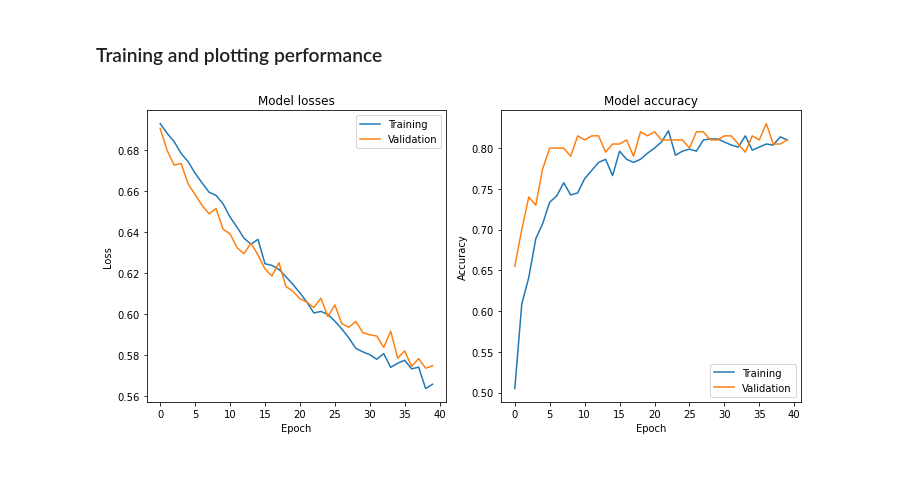
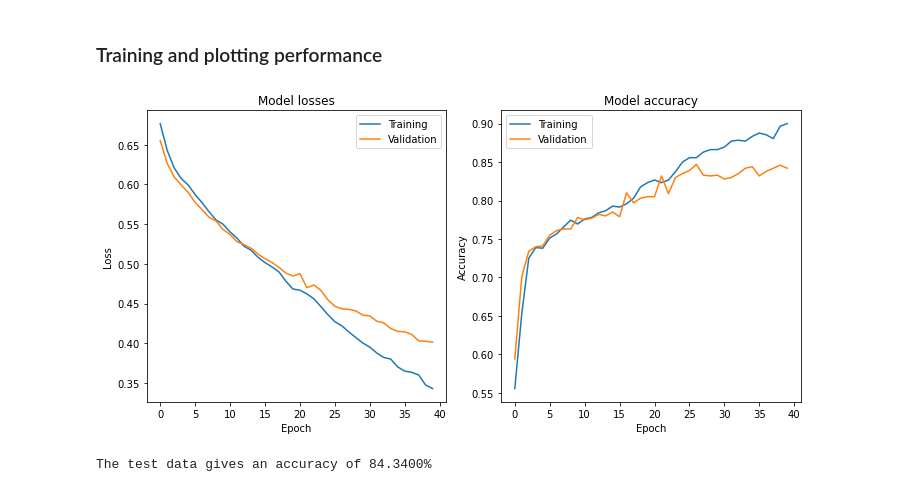
Before and after one commit to aalshabaan/EE-559Proj, a Jupyter notebook: Abed.ipynb, the cells around one changed output. Saved outputs shown, nothing was run; the diff lists cells and outputs as text; code cells hidden in the pictures.

Commit message:
Added code to use the test set
Added a 2nd Siamese model

Improved the Resnet model

```diff
--- a/Abed.ipynb
+++ b/Abed.ipynb
@@ -40,7 +42,7 @@ class SiameseNet1(nn.Module):
         )
         self.comparator = nn.Sequential(
             nn.Linear(in_features=20, out_features=2),
-            nn.Sigmoid()
+            nn.ReLU()
         )
 
 
@@ -55,33 +93,36 @@ class SiameseNet1(nn.Module):
 # %% [markdown]
 ### Training and plotting performance
 # %%
-train_data, test_data = utils.read_input(100, single_channel=False)
+train_data, test_data = utils.read_input(500, single_channel=False, pairs=5000)
 
-epochs, lr, loss, optimizer, batch_size = 40, 2e-3, 'cross_entropy', 'Adam', 100
+epochs, lr, loss, optimizer, batch_size = 40, 2e-3, 'cross_entropy', 'Adam', 500
 model = SiameseNet1()
 train_loss, train_acc, val_loss, val_acc = utils.train_model(model, train_dataset=train_data, batch_size=batch_size, learning_rate=lr,
                                                              optimizer=optimizer, loss=loss, epochs=epochs,
                                                              verbose=False, cuda=True)
 
 plt.figure(figsize=(10,5))
 
 plt.subplot(121)
 plt.plot(train_loss)
 plt.plot(val_loss)
 plt.title('Model losses')
 plt.legend(['Training', 'Validation'])
 plt.xlabel('Epoch')
 plt.ylabel('Loss')
 
 plt.subplot(122)
 plt.plot(train_acc)
 plt.plot(val_acc)
 plt.title('Model accuracy')
 plt.legend(['Training', 'Validation'])
 plt.xlabel('Epoch')
 plt.ylabel('Accuracy')
 
 plt.tight_layout()
 plt.show()
+
+print(f'The test data gives an accuracy of {100*utils.evaluate_model(model, test_data, True, 500):.4f}%')
 # %% [output]
-[figure, old version]
+[figure, new version]
+The test data gives an accuracy of 84.3400%
```
Also changed, not shown: parts of 4 cells of this notebook, 2 other files.
